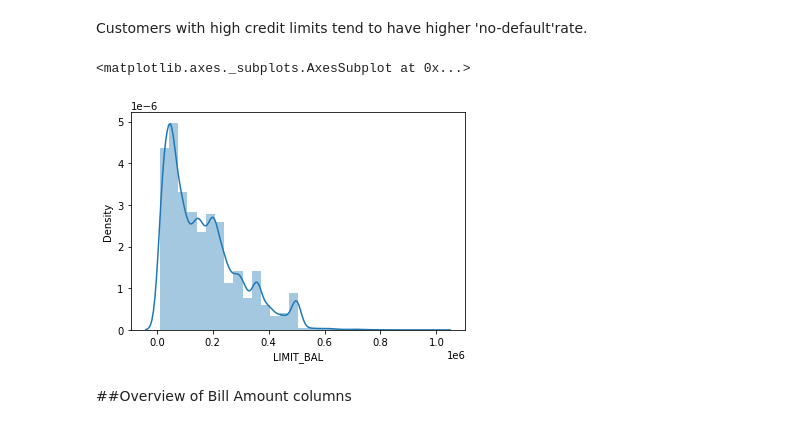
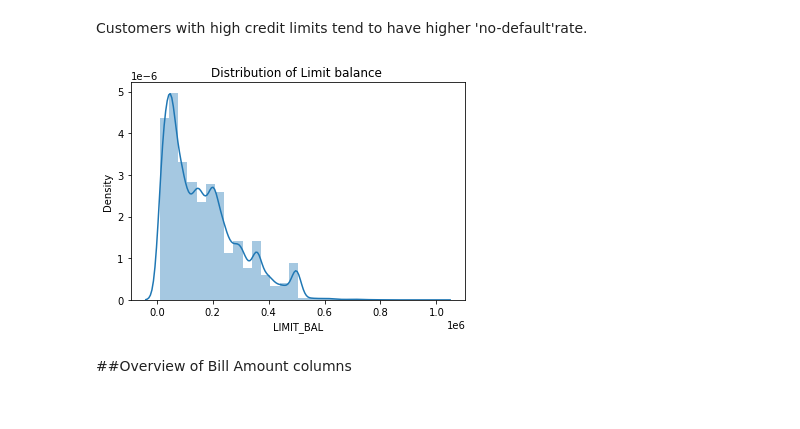
Before and after one commit to Aayushi-Sharma24/Credit_Card_Default_Prediction_Classification, a Jupyter notebook: Credit_Card_Default_Prediction_AS_Capstone_Project.ipynb, the cells around one changed output. Cells and saved outputs as stored; diff of their text form; code cells hidden in the pictures.

```diff
--- a/Credit_Card_Default_Prediction_AS_Capstone_Project.ipynb
+++ b/Credit_Card_Default_Prediction_AS_Capstone_Project.ipynb
@@ -341,9 +343,10 @@ Customers with high credit limits tend to have higher 'no-default'rate.
 # %%
 #Plotting data using distplot
 sns.distplot(df['LIMIT_BAL'],kde=True,bins=30)
+plt.title("Distribution of Limit balance ")
+plt.show()
 # %% [output]
-<matplotlib.axes._subplots.AxesSubplot at 0x...>
-[figure, old version]
+[figure, new version]
 # %% [markdown]
 ##Overview of Bill Amount columns
 # %%
```
Also changed, not shown: parts of 6 cells of this notebook.
